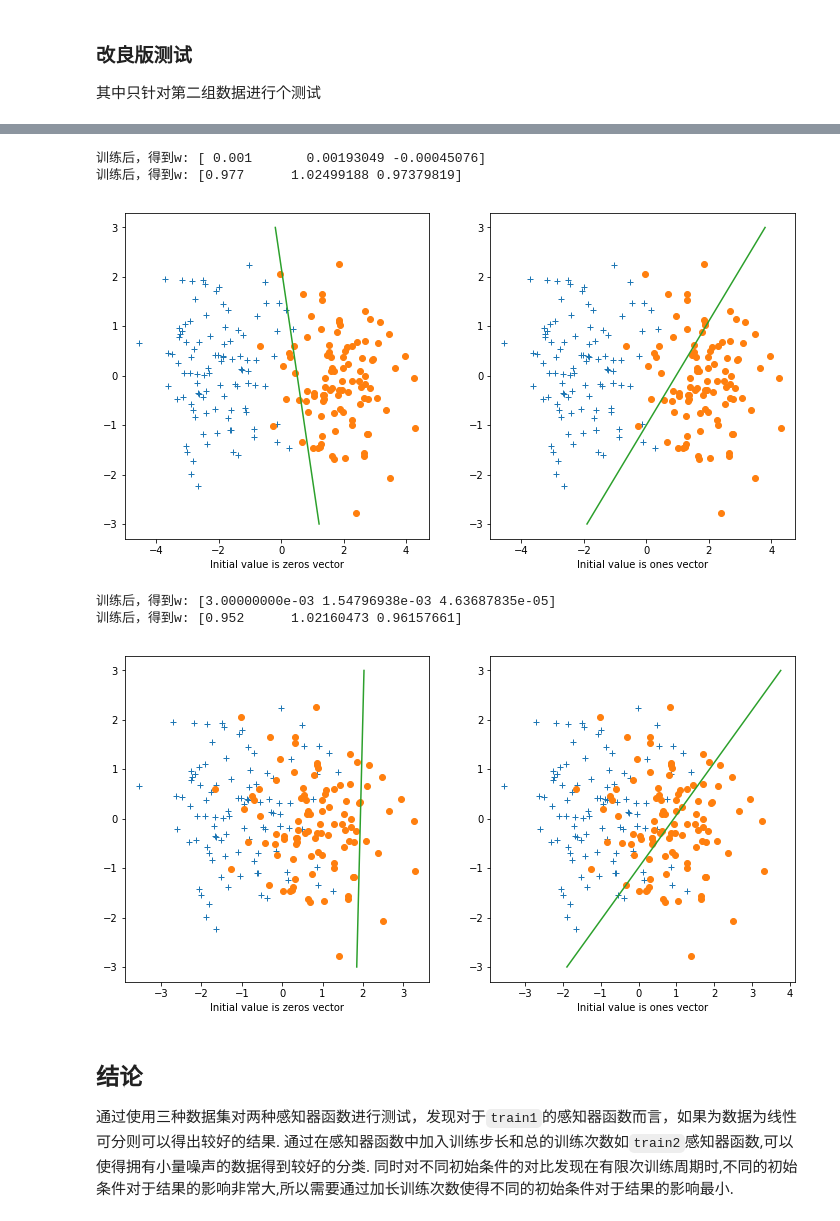
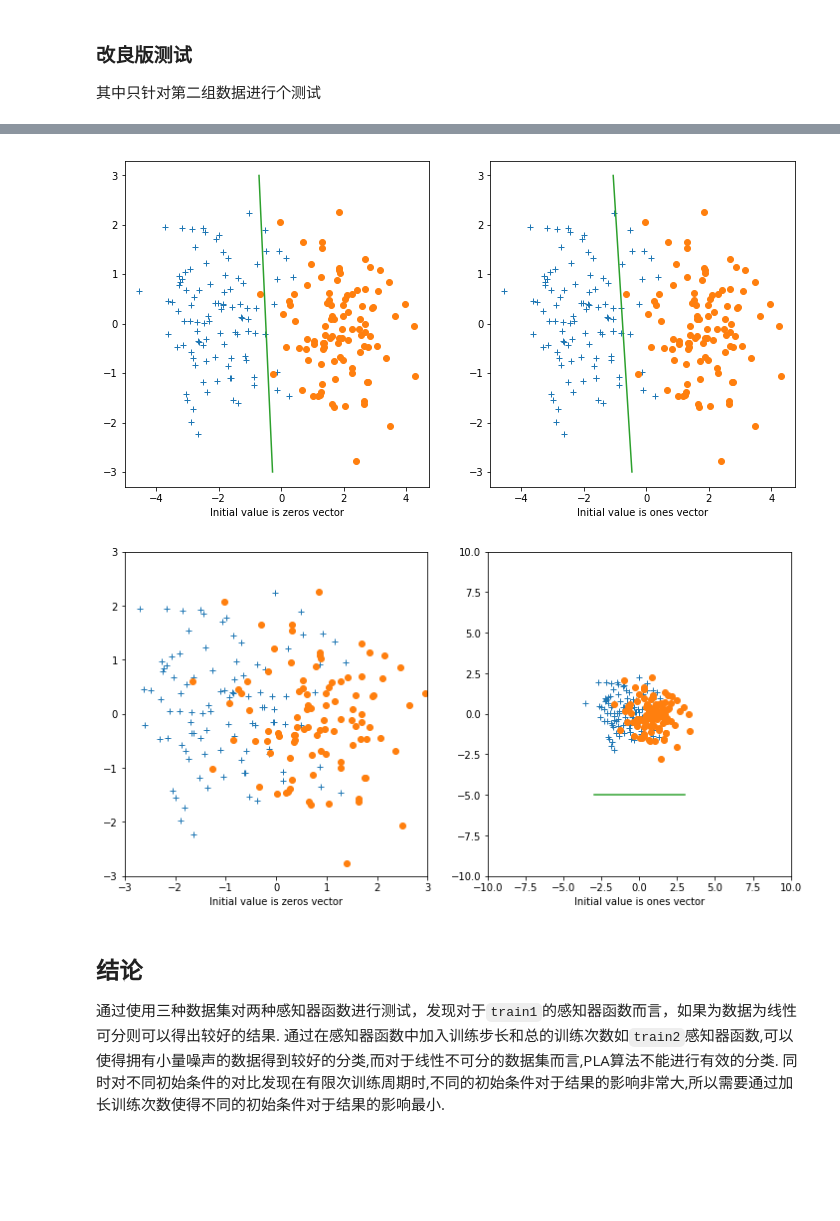
Before and after one commit to TobyYoung0412/PatternRecognition_Homework, a Jupyter notebook: PLA(感知器算法).ipynb, the cells around one changed output, grey strips where cells are left out. Cells and saved outputs as stored; diff of their text form; code cells hidden in the pictures; blank space fills up the shorter version.

```diff
--- a/PLA(感知器算法).ipynb
+++ b/PLA(感知器算法).ipynb
@@ -34,7 +34,7 @@ def train_1(w, x, y):
 # %%
 def train_2(T, wi):
 
-    study_total = 100000 # 总训练次数
+    study_total = 1000 # 总训练次数
     study_step  = 0.001  # 训练步长
     w_total = 0          # w改变次数
 
@@ -45,7 +45,7 @@ def train_2(T, wi):
 #     print(' W     X      W       B')
     #训练study_total次
     for study in range(study_total):
-        w_before = w    #训练前的w值
+        w_before = w.copy()    #训练前的w值
         #训练
         for t in range(T.shape[0]):
             # 计算实际的y值，其期望值为T[0][2]
@@ -227,10 +225,10 @@ s1 = np.concatenate((s1, -1 * one), axis = 1)
 s2 = np.concatenate((s2,  1 * one), axis = 1)
 s = np.concatenate((s1, s2), axis=0)
 
-w = train_2(s[:150], 0)
+w = train_2(s, 0)
 
 y = np.linspace(-3,3)
-x = (w[0] + w[2] * y)/w[1]
+x = -(w[0] + w[2] * y)/w[1]
 
 plt.figure(figsize=(12,6))
 plt.subplot(1,2,1)
@@ -239,10 +237,10 @@ plt.plot(s2[:,0],s2[:,1],'o')
 plt.plot(x,y)
 plt.xlabel('Initial value is zeros vector')
 
-w = train_2(s[:150], 1)
+w = train_2(s, 1)
 
 y = np.linspace(-3,3)
-x = (w[0] + w[2] * y)/w[1]
+x = -(w[0] + w[2] * y)/w[1]
 
 plt.subplot(1,2,2)
 plt.plot(s1[:,0],s1[:,1],'+')
@@ -251,46 +249,46 @@ plt.plot(x,y)
 plt.xlabel('Initial value is ones vector')
 plt.show()
 # %% [output]
-训练后，得到w: [ 0.001       0.00193049 -0.00045076]
-训练后，得到w: [0.977      1.02499188 0.97379819]
-[figure, old version]
+[figure, new version]
 # %%
 mean = 1
 (s1, s2) = genData(mean, N)
 one = np.ones(s1.shape[0]).reshape(100,1)
 s1 = np.concatenate((s1, -1 * one), axis = 1)
 s2 = np.concatenate((s2,  1 * one), axis = 1)
 s = np.concatenate((s1, s2), axis=0)
 
-w = train_2(s[:150], 0)
+w = train_2(s, 0)
 
-y = np.linspace(-3,3)
-x = (w[0] + w[2] * y)/w[1]
+x = np.linspace(-3,3)
+y = -(w[0] + w[1] * y)/w[2]
 
 plt.figure(figsize=(12,6))
 plt.subplot(1,2,1)
 plt.plot(s1[:,0],s1[:,1],'+')
 plt.plot(s2[:,0],s2[:,1],'o')
 plt.plot(x,y)
+plt.xlim(-5,5)
+plt.ylim(-5,5)
 plt.xlabel('Initial value is zeros vector')
 
-w = train_2(s[:150], 1)
+w = train_2(s, 1)
 
-y = np.linspace(-3,3)
-x = (w[0] + w[2] * y)/w[1]
+x = np.linspace(-3,3)
+y = -(w[0] + w[1] * y)/w[2]
 
 plt.subplot(1,2,2)
 plt.plot(s1[:,0],s1[:,1],'+')
 plt.plot(s2[:,0],s2[:,1],'o')
 plt.plot(x,y)
 plt.xlabel('Initial value is ones vector')
+plt.xlim(-5,5)
+plt.ylim(-5,5)
 plt.show()
 # %% [output]
-训练后，得到w: [3.00000000e-03 1.54796938e-03 4.63687835e-05]
-训练后，得到w: [0.952      1.02160473 0.96157661]
-[figure, old version]
+[figure, new version]
 # %% [markdown]
 ## 结论
 通过使用三种数据集对两种感知器函数进行测试，发现对于`train1`的感知器函数而言，如果为数据为线性可分则可以得出较好的结果.
-通过在感知器函数中加入训练步长和总的训练次数如`train2`感知器函数,可以使得拥有小量噪声的数据得到较好的分类.
+通过在感知器函数中加入训练步长和总的训练次数如`train2`感知器函数,可以使得拥有小量噪声的数据得到较好的分类,而对于线性不可分的数据集而言,PLA算法不能进行有效的分类.
 同时对不同初始条件的对比发现在有限次训练周期时,不同的初始条件对于结果的影响非常大,所以需要通过加长训练次数使得不同的初始条件对于结果的影响最小.
```
Also changed, not shown: parts of 3 cells of this notebook, 9 other files.
